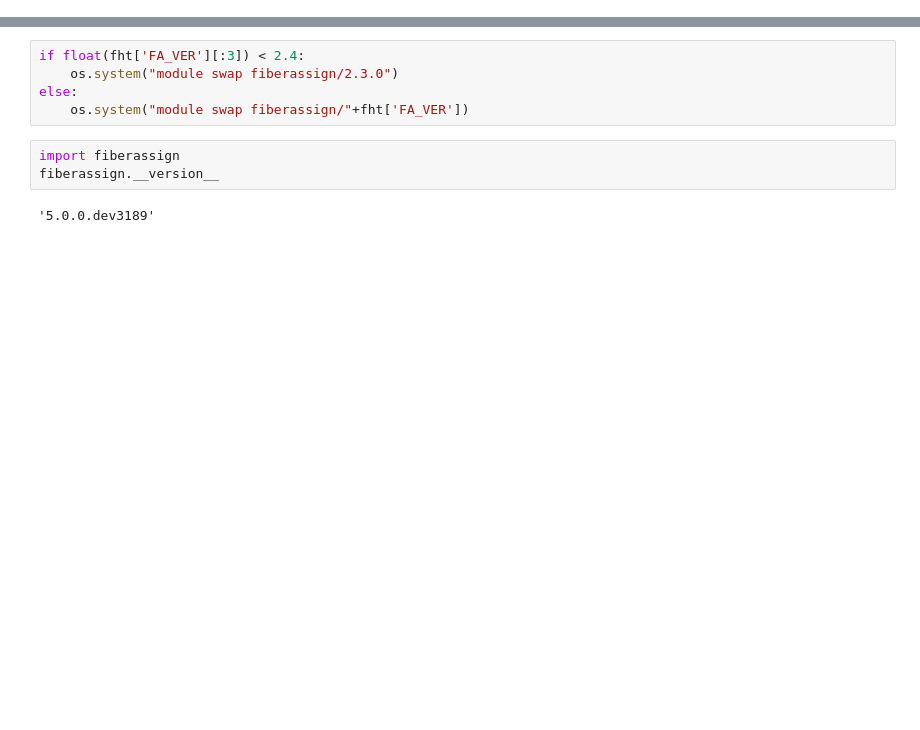
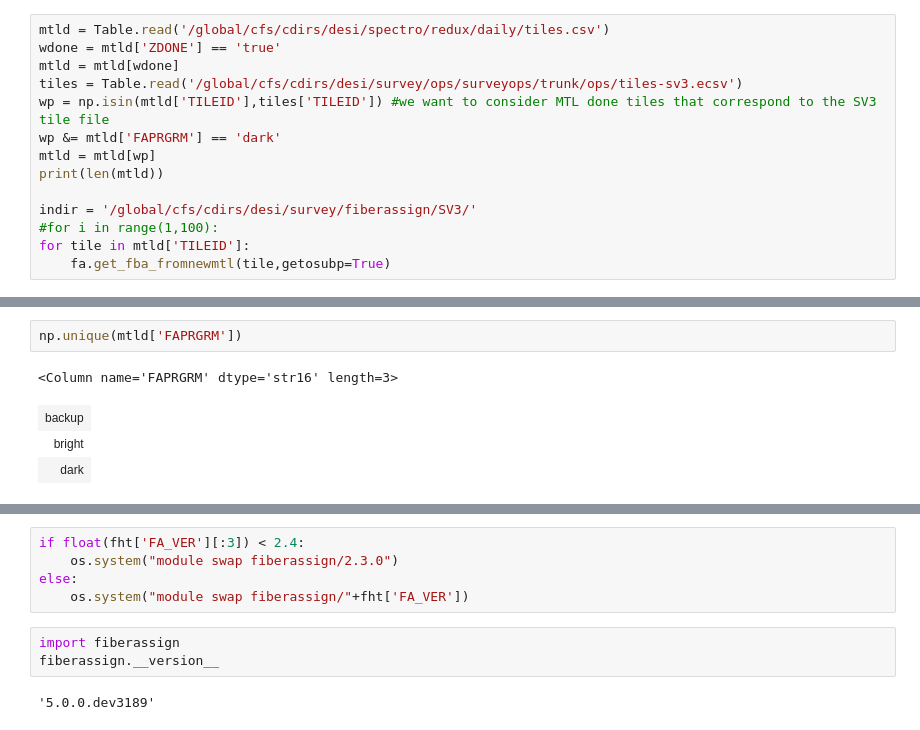
Before and after one commit to desihub/LSS, a Jupyter notebook: Sandbox/doalt_assign.ipynb, the cells around one changed output, grey strips where cells are left out. Drawn from its saved outputs; the diff is of its cells as text; blank space fills up the shorter version.

```diff
--- a/Sandbox/doalt_assign.ipynb
+++ b/Sandbox/doalt_assign.ipynb
@@ -24,0 +400,14 @@ fht['FA_VER']
+# %%
+mtld = Table.read('/global/cfs/cdirs/desi/spectro/redux/daily/tiles.csv')
+wdone = mtld['ZDONE'] == 'true'
+mtld = mtld[wdone]
+tiles = Table.read('/global/cfs/cdirs/desi/survey/ops/surveyops/trunk/ops/tiles-sv3.ecsv')
+wp = np.isin(mtld['TILEID'],tiles['TILEID']) #we want to consider MTL done tiles that correspond to the SV3 tile file
+wp &= mtld['FAPRGRM'] == 'dark'
+mtld = mtld[wp]
+print(len(mtld))
+
+indir = '/global/cfs/cdirs/desi/survey/fiberassign/SV3/'
+#for i in range(1,100):
+for tile in mtld['TILEID']:
+    fa.get_fba_fromnewmtl(tile,getosubp=True)
@@ -24,0 +513,7 @@ fht['FA_VER']
+# %%
+np.unique(mtld['FAPRGRM'])
+# %% [output]
+<Column name='FAPRGRM' dtype='str16' length=3>
+| backup |
+| bright |
+| dark |
```
Also changed, not shown: parts of 66 cells of this notebook.
